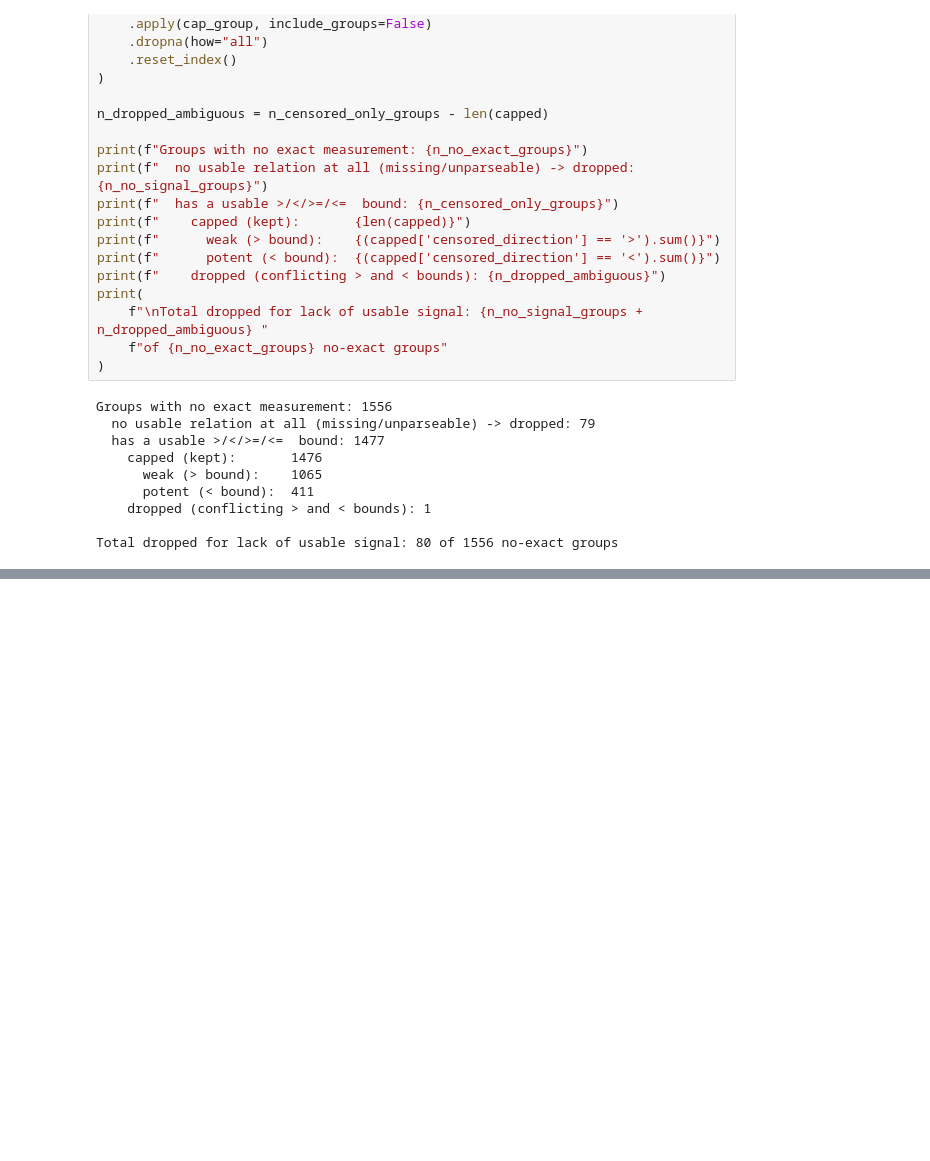
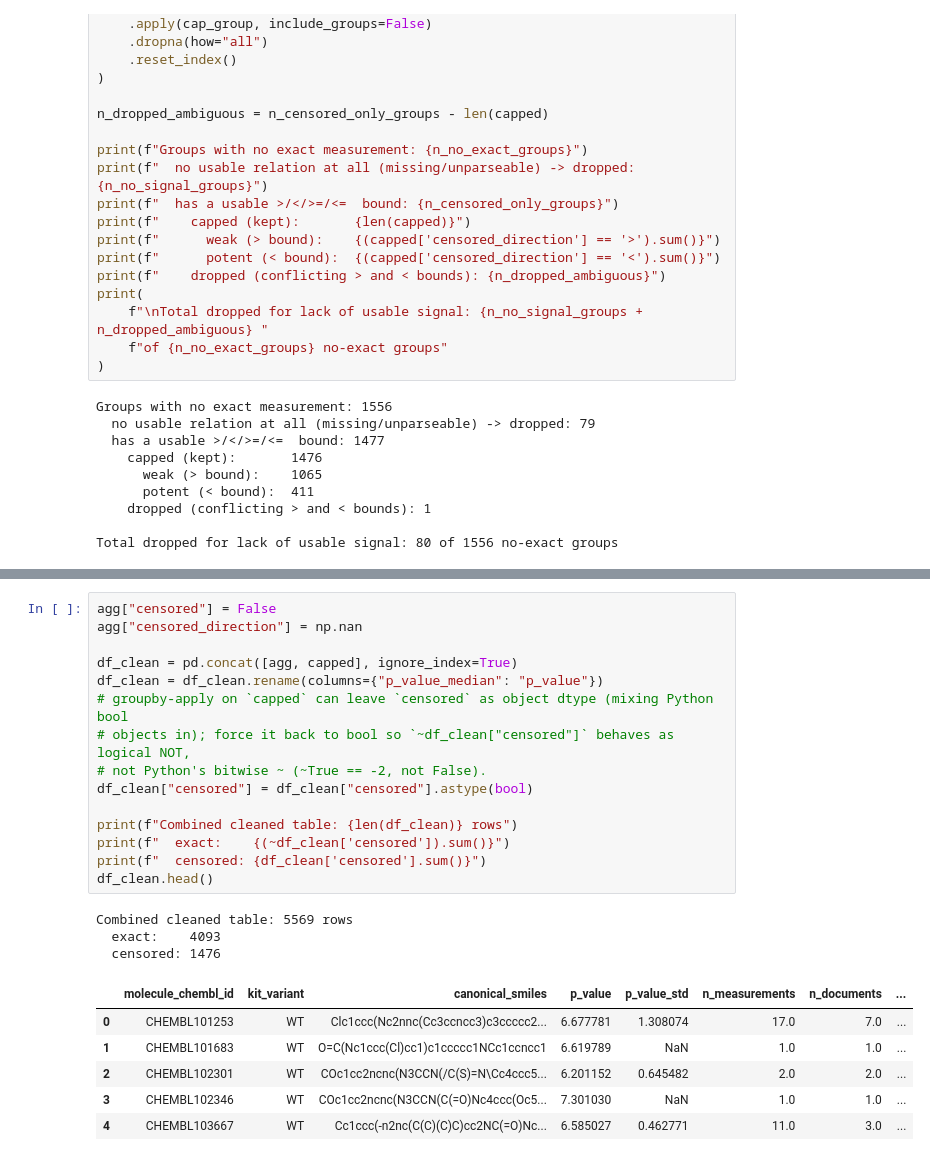
Before and after one commit to leabrodyheine/kit-inhibitor-binding-prediction, a Jupyter notebook: notebooks/02_data_cleaning.ipynb, the cells around one changed output, grey strips where cells are left out. Cells and saved outputs as stored; diff of their text form; blank space fills up the shorter version.

```diff
--- a/notebooks/02_data_cleaning.ipynb
+++ b/notebooks/02_data_cleaning.ipynb
@@ -304,0 +311,25 @@ Total dropped for lack of usable signal: 80 of 1556 no-exact groups
+# %%
+agg["censored"] = False
+agg["censored_direction"] = np.nan
+
+df_clean = pd.concat([agg, capped], ignore_index=True)
+df_clean = df_clean.rename(columns={"p_value_median": "p_value"})
+# groupby-apply on `capped` can leave `censored` as object dtype (mixing Python bool
+# objects in); force it back to bool so `~df_clean["censored"]` behaves as logical NOT,
+# not Python's bitwise ~ (~True == -2, not False).
+df_clean["censored"] = df_clean["censored"].astype(bool)
+
+print(f"Combined cleaned table: {len(df_clean)} rows")
+print(f"  exact:    {(~df_clean['censored']).sum()}")
+print(f"  censored: {df_clean['censored'].sum()}")
+df_clean.head()
+# %% [output]
+Combined cleaned table: 5569 rows
+  exact:    4093
+  censored: 1476
+|  | molecule_chembl_id | kit_variant | canonical_smiles | p_value | p_value_std | n_measurements | n_documents | ... |
+| 0 | CHEMBL101253 | WT | Clc1ccc(Nc2nnc(Cc3ccncc3)c3ccccc2... | 6.677781 | 1.308074 | 17.0 | 7.0 | ... |
+| 1 | CHEMBL101683 | WT | O=C(Nc1ccc(Cl)cc1)c1ccccc1NCc1ccncc1 | 6.619789 | NaN | 1.0 | 1.0 | ... |
+| 2 | CHEMBL102301 | WT | COc1cc2ncnc(N3CCN(/C(S)=N\Cc4ccc5... | 6.201152 | 0.645482 | 2.0 | 2.0 | ... |
+| 3 | CHEMBL102346 | WT | COc1cc2ncnc(N3CCN(C(=O)Nc4ccc(Oc5... | 7.301030 | NaN | 1.0 | 1.0 | ... |
+| 4 | CHEMBL103667 | WT | Cc1ccc(-n2nc(C(C)(C)C)cc2NC(=O)Nc... | 6.585027 | 0.462771 | 11.0 | 3.0 | ... |
```
Also changed, not shown: parts of 3 cells of this notebook, 1 other file.
